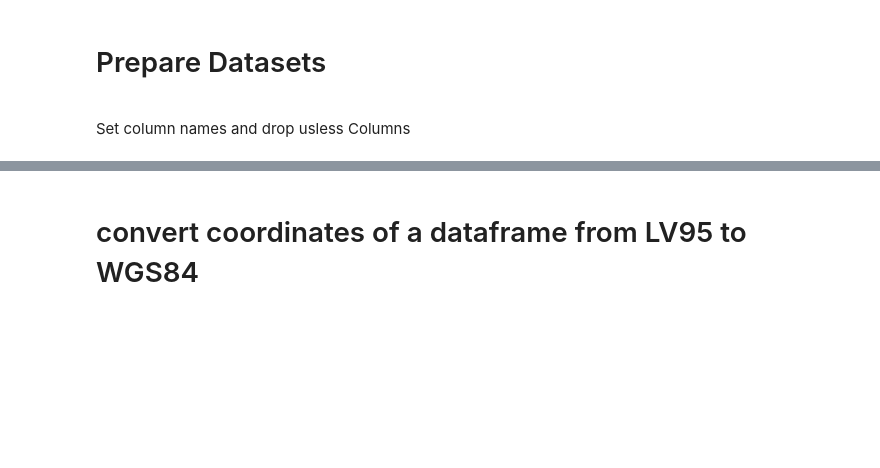
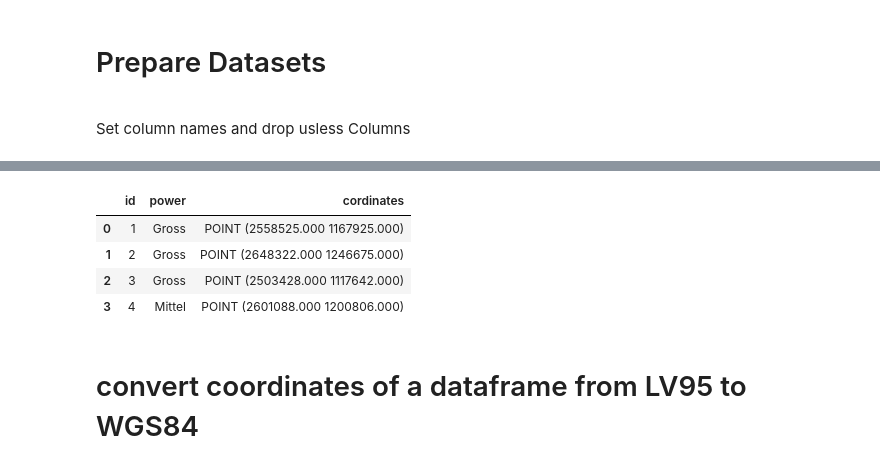
Before and after one commit to nikzhaw/haltestellen, a Jupyter notebook: group_load.ipynb, the cells around one changed output, grey strips where cells are left out. Saved outputs shown, nothing was run; the diff lists cells and outputs as text; code cells hidden in the pictures; blank space fills up the shorter version.

```diff
--- a/group_load.ipynb
+++ b/group_load.ipynb
@@ -235,9 +233,15 @@ ValueError: Length mismatch: Expected axis has 12 elements, new values have 5 el
 # %%
 antennen_5g.drop(['language' , 'description'], axis=1, inplace=True)
 antennen_4g.drop(['language' , 'description'], axis=1, inplace=True)
 antennen_3g.drop(['language' , 'description'], axis=1, inplace=True)
 antennen_2g.drop(['language' , 'description'], axis=1, inplace=True)
-antennen_5g.head(4)
+antennen_4g.head(4)
+# %% [output]
+|  | id | power | cordinates |
+| 0 | 1 | Gross | POINT (2558525.000 1167925.000) |
+| 1 | 2 | Gross | POINT (2648322.000 1246675.000) |
+| 2 | 3 | Gross | POINT (2503428.000 1117642.000) |
+| 3 | 4 | Mittel | POINT (2601088.000 1200806.000) |
 # %% [markdown]
 # convert coordinates of a dataframe from LV95 to WGS84
 # %%
```
Also changed, not shown: parts of 6 cells of this notebook, 1 other file.
